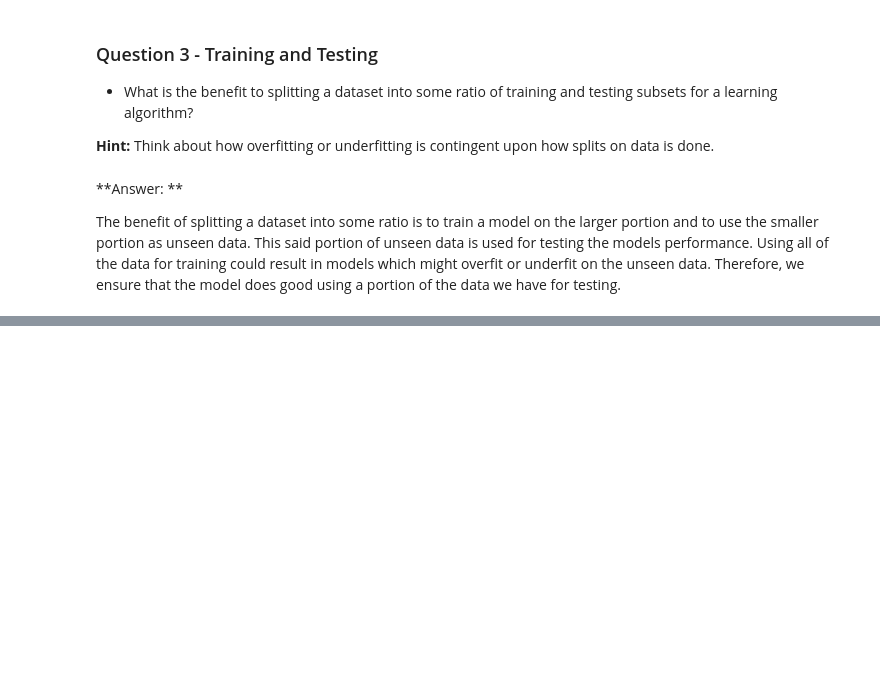
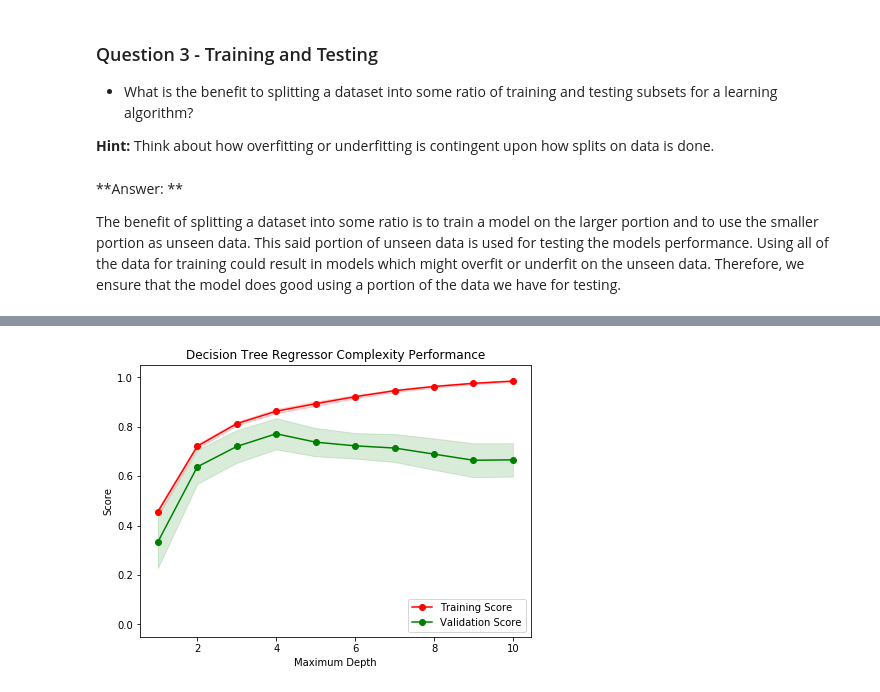
Before and after one commit to girish-sukhwani/Boston-Housing-Prices, a Jupyter notebook: boston_housing_PySpark.ipynb, the cells around one changed output, grey strips where cells are left out. Cells and saved outputs as stored; diff of their text form; code cells hidden in the pictures; blank space fills up the shorter version.

```diff
--- a/boston_housing_PySpark.ipynb
+++ b/boston_housing_PySpark.ipynb
@@ -195,0 +227,4 @@ The benefit of splitting a dataset into some ratio is to train a model on the la
+# %%
+vs.ModelComplexity(X_train.toPandas(), y_train.toPandas()['MEDV'])
+# %% [output]
+[figure, added]
```
Also changed, not shown: parts of 10 cells of this notebook, 1 other file.
